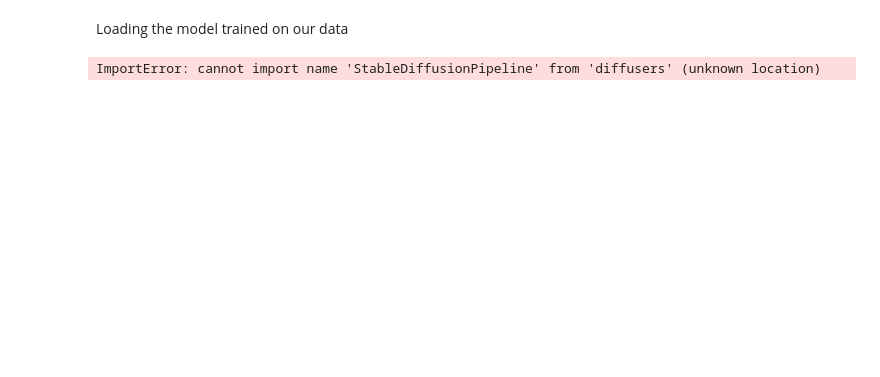
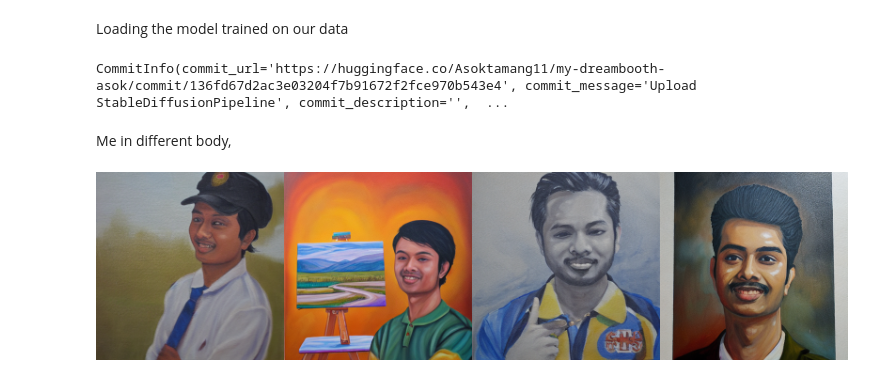
Before and after one commit to AsokTamang/Stable_diffusion, a Jupyter notebook: diffusion-algo-learner.ipynb, the cells around one changed output. Cells and saved outputs as stored; diff of their text form; code cells hidden in the pictures; blank space fills up the shorter version.

Commit message:
generation of sks image using the fine tuned  model on specific data

```diff
--- a/diffusion-algo-learner.ipynb
+++ b/diffusion-algo-learner.ipynb
@@ -225,6 +140,23 @@ Loading the model trained on our data
 # %%
-from diffusers import StableDiffusionPipeline
-pipe = StableDiffusionPipeline.from_pretrained("my-dreambooth-model", torch_dtype=torch.float16)
-pipe = pipe.to("cuda")
+import torch
+pipe = StableDiffusionPipeline.from_pretrained(
+    "/kaggle/working/diffusers/examples/dreambooth/my-dreambooth-model",
+    torch_dtype=torch.float16
+).to("cuda")
-# %% [output]
-ImportError: cannot import name 'StableDiffusionPipeline' from 'diffusers' (unknown location)
+# %%
+from huggingface_hub import login
+login()
+
+pipe.push_to_hub("Asoktamang11/my-dreambooth-asok")
+# %% [output]
+CommitInfo(commit_url='https://huggingface.co/Asoktamang11/my-dreambooth-asok/commit/136fd67d2ac3e03204f7b91672f2fce970b543e4', commit_message='Upload StableDiffusionPipeline', commit_description='',  ...
+# %% [markdown]
+Me in different body,
+# %%
+torch.manual_seed(1000)
+
+prompt = "painting of sks asok"
+images = pipe(prompt, num_images_per_prompt=4).images
+image_grid(images, 1, 4)
+# %% [output]
+[figure, added]
```
Also changed, not shown: parts of 10 cells of this notebook.
